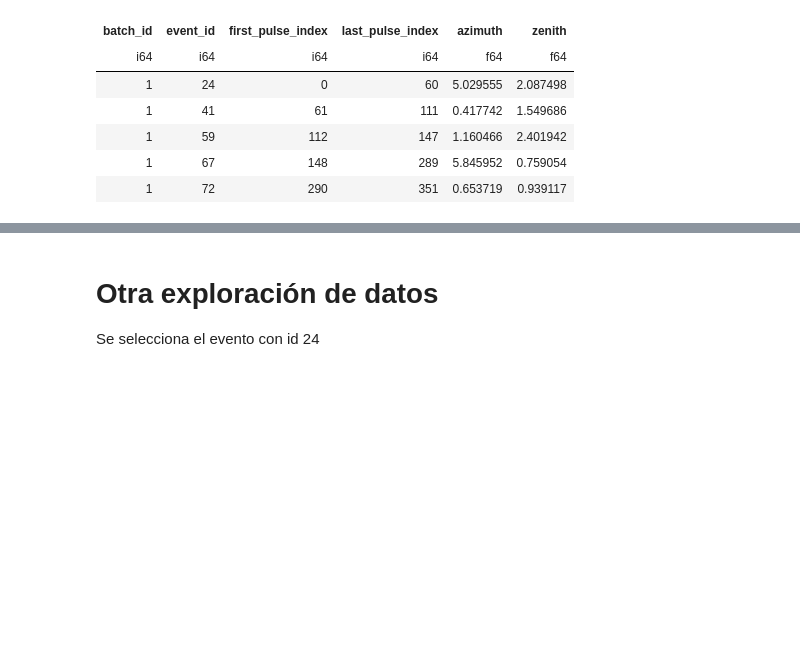
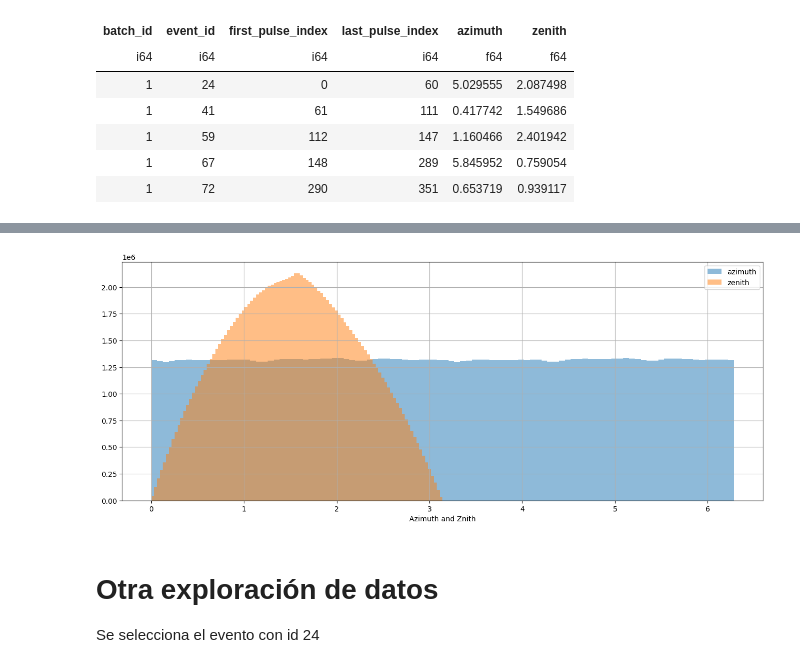
Before and after one commit to dcrovo/IceCube-Neutrinos-Angle-Regression, a Jupyter notebook: EDA_with polars and PCA.ipynb, the cells around one changed output, grey strips where cells are left out. Cells and saved outputs as stored; diff of their text form; code cells hidden in the pictures; blank space fills up the shorter version.

```diff
--- a/EDA_with polars and PCA.ipynb
+++ b/EDA_with polars and PCA.ipynb
@@ -82,6 +82,16 @@ shape: (5, 5)
 | 3520 | 6492 | 0.925 | true | 24 |
 | 5041 | 6665 | 0.225 | true | 24 |
 | 2948 | 8054 | 1.575 | true | 24 |
+# %%
+plt.figure(figsize=(16,6))
+plt.hist(train_meta['azimuth'], bins=100, alpha=0.5, label='azimuth')
+plt.hist(train_meta['zenith'], bins=100, alpha=0.5, label='zenith')
+plt.grid()
+plt.xlabel('Azimuth and Znith')
+plt.legend()
+plt.show()
+# %% [output]
+[figure, added]
 # %%
 # sensor_geometry = sensor_geometry.with_columns(pl.col('sensor_id').cast(pl.Int16, strict=False))
 # train_batch_1 = train_batch_1.with_columns(pl.col('auxiliary').cast(pl.Int16))
```
Also changed, not shown: parts of 18 cells of this notebook, 1 other file.
